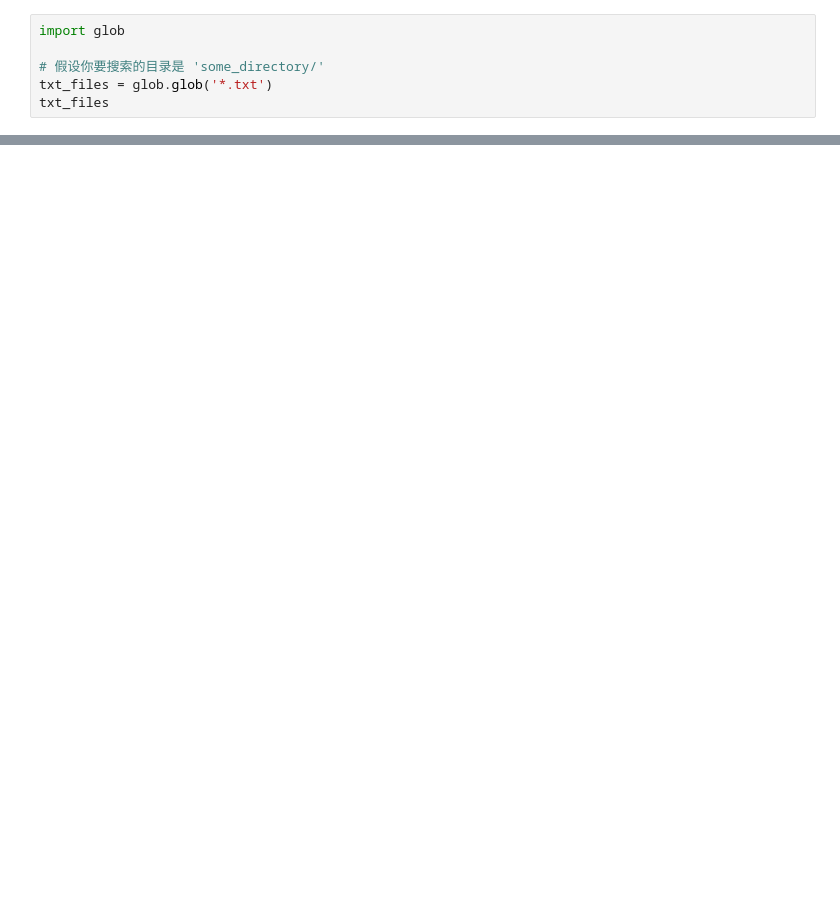
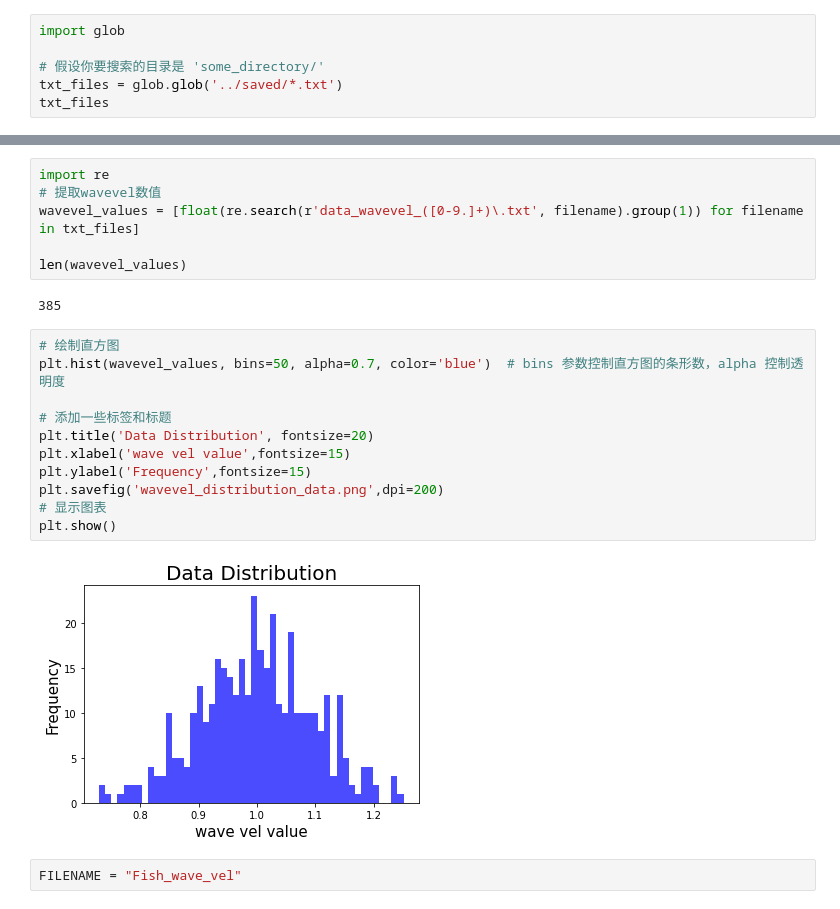
Before and after one commit to liangaomng/HSPS, a Jupyter notebook: data/wave_vel/wave_vel.ipynb, the cells around one changed output, grey strips where cells are left out. Cells and saved outputs as stored; diff of their text form; blank space fills up the shorter version.

```diff
--- a/data/wave_vel/wave_vel.ipynb
+++ b/data/wave_vel/wave_vel.ipynb
@@ -57,6 +45,6 @@ data_get = torch.load(f'wa_vel_{name[0]}_field_data.pt')
 import glob
 
 # 假设你要搜索的目录是 'some_directory/'
-txt_files = glob.glob('*.txt')
+txt_files = glob.glob('../saved/*.txt')
 txt_files
 # %% [output]
@@ -114,0 +68,23 @@ params
+# %%
+import re
+# 提取wavevel数值
+wavevel_values = [float(re.search(r'data_wavevel_([0-9.]+)\.txt', filename).group(1)) for filename in txt_files]
+
+len(wavevel_values)
+# %% [output]
+385
+# %%
+# 绘制直方图
+plt.hist(wavevel_values, bins=50, alpha=0.7, color='blue')  # bins 参数控制直方图的条形数，alpha 控制透明度
+
+# 添加一些标签和标题
+plt.title('Data Distribution', fontsize=20)
+plt.xlabel('wave vel value',fontsize=15)
+plt.ylabel('Frequency',fontsize=15)
+plt.savefig('wavevel_distribution_data.png',dpi=200)
+# 显示图表
+plt.show()
+# %% [output]
+[figure, added]
+# %%
+FILENAME = "Fish_wave_vel"
```
Also changed, not shown: parts of 14 cells of this notebook, 18 other files.
